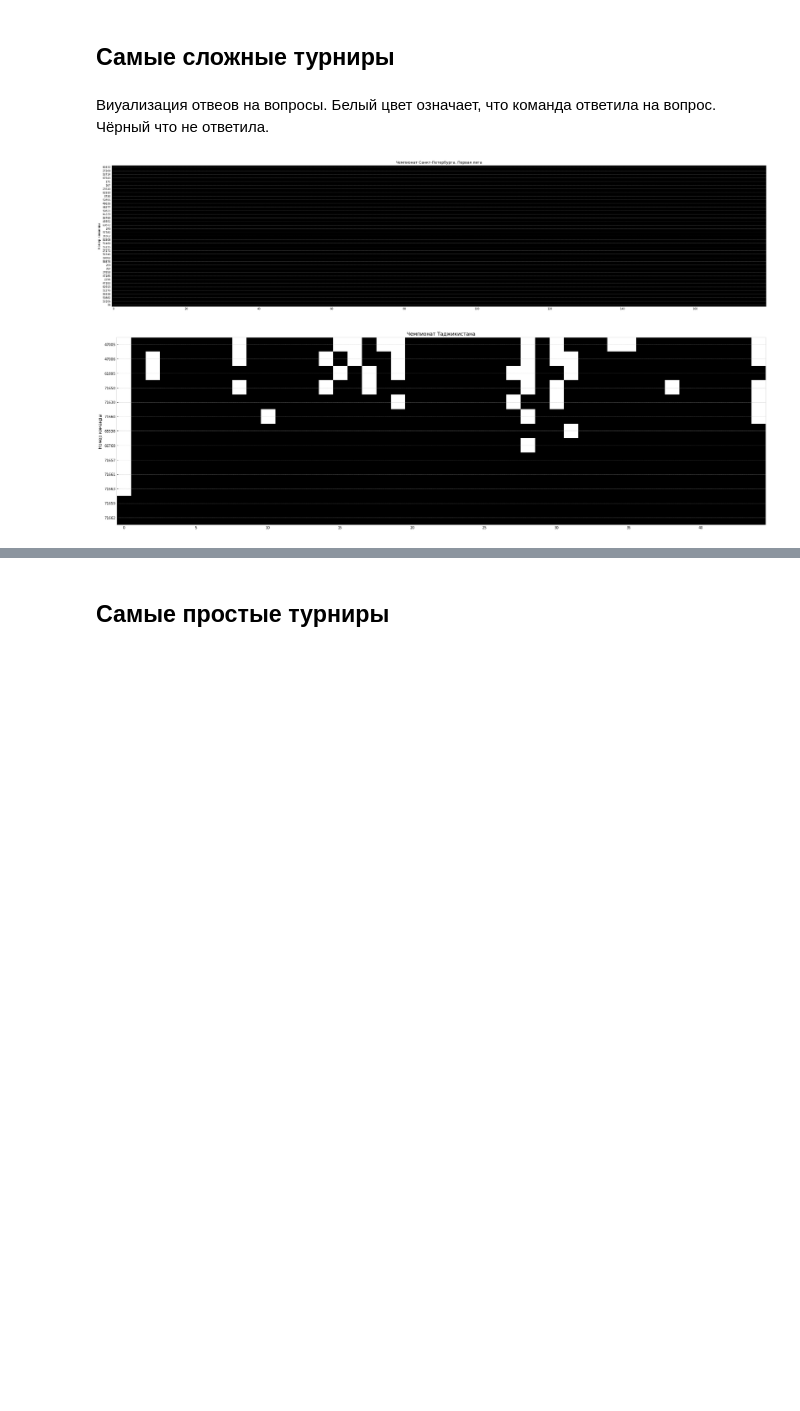
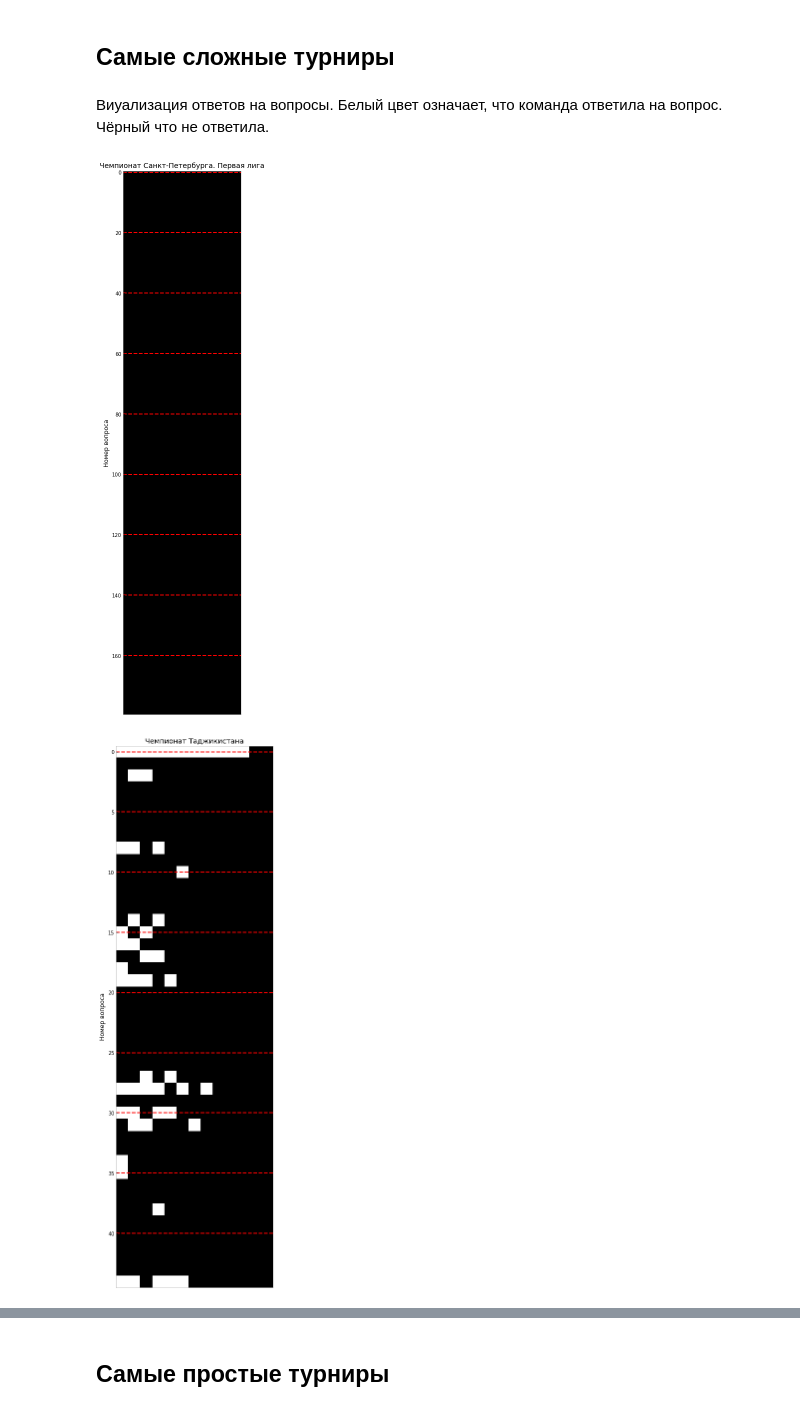
Before and after one commit to KernelA/made-adv-ml-hw2, a Jupyter notebook: solution.ipynb, the cells around one changed output, grey strips where cells are left out. Drawn from its saved outputs; the diff is of its cells as text; code cells hidden in the pictures; blank space fills up the shorter version.

Commit message:
Speedup plotting of tours and add 6 task

```diff
--- a/solution.ipynb
+++ b/solution.ipynb
@@ -431,11 +430,12 @@ question_complex.head()
 # %%
-def question_to_complex(questions_ids, question_complexices):
-    return abs(question_complexices.loc[questions_ids, "question_complex"].mean())
+def question_to_complex(questions_ids, question_complexices, top_n: int = 10):
+    complexices = question_complexices.loc[questions_ids, "question_complex"].to_numpy()
+    return np.mean(complexices)
 # %%
 tours_with_questios = players[["tour_id", "answer_id"]].groupby("tour_id").apply(lambda x: x["answer_id"].to_list())
-tours_with_questios = tours_with_questios.apply(lambda x: question_to_complex(x, question_complex))
+tours_with_questios = tours_with_questios.apply(lambda x: question_to_complex(x, question_complex, 5))
 # %%
-tours_with_questios.sort_values(ascending=False, inplace=True)
+tours_with_questios.sort_values(ascending=True, inplace=True)
 # %%
 tours_with_questios.head()
 # %% [output]
@@ -491,27 +491,28 @@ def plot_tour(team_res, tours, tour_id):
     masks = []
     team_ids = []
     for team_id in team_res[tour_id]:
-        masks.append(team_res[tour_id][team_id].mask)
-        team_ids.append(team_id)
+        if team_res[tour_id][team_id].mask:
+            masks.append(team_res[tour_id][team_id].mask)
+            team_ids.append(team_id)
     try:
-        fig = plt.figure(figsize=(60, 10))
+        fig = plt.figure(figsize=(15, 20))
         ax = fig.add_subplot(111)
-        ax.imshow(masks, cmap="gray")
-        ax.set_yticks(np.arange(len(team_ids)))
-        ax.set_yticklabels(team_ids)
+        ax.imshow(tuple(zip(*masks)), cmap="gray")
+        ax.set_xticks([])
         ax.grid(False)
-        ax.grid(True, axis="y")
-        ax.set_ylabel("Номер команды")
+        ax.grid(True, axis="y", linewidth=2, color="red")
+        ax.set_ylabel("Номер вопроса")
+        ax.set_xlabel("Ответы команды")
         ax.set_title(tours.loc[tour_id, "name"])
     except TypeError:
         pass
 # %% [markdown]
 ## Самые сложные турниры
 # %% [markdown]
-Виуализация отвеов на вопросы. Белый цвет означает, что команда ответила на вопрос. Чёрный что не ответила.
+Виуализация ответов на вопросы. Белый цвет означает, что команда ответила на вопрос. Чёрный что не ответила.
 # %%
-for tour_id in tours_with_questios.iloc[:5].index:
+for tour_id in tours_with_questios.iloc[:10].index:
     plot_tour(team_res, tours, tour_id)
 # %% [output]
-[figure, old version]
+[figure, new version]
-[figure, old version]
+[figure, new version]
```
Also changed, not shown: parts of 58 cells of this notebook.
